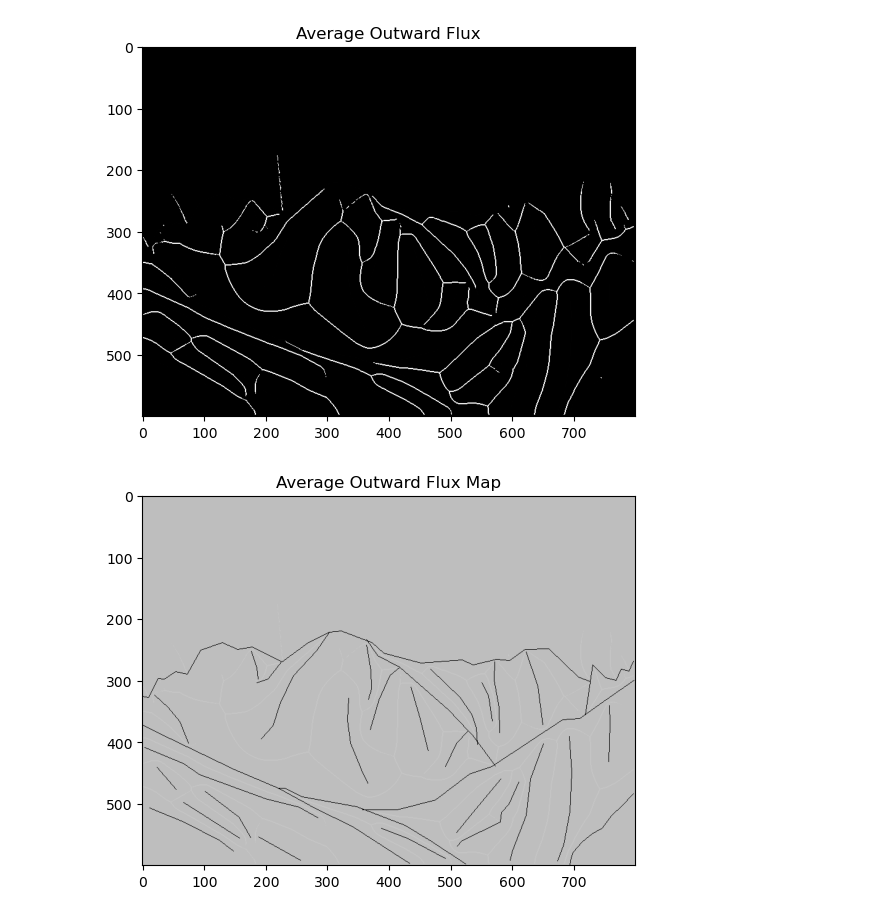
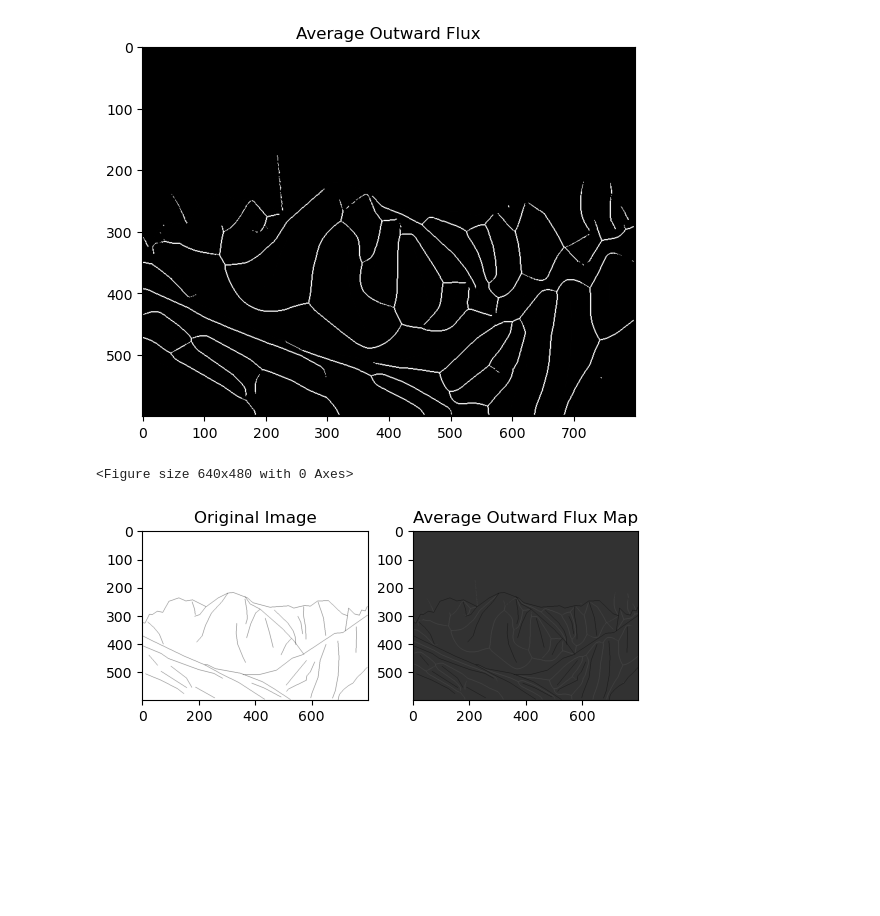
Before and after one commit to bwlabToronto/pyMLV, a Jupyter notebook: demos/getMedialAxis.ipynb, the cells around one changed output. Drawn from its saved outputs; the diff is of its cells as text; code cells hidden in the pictures; blank space fills up the shorter version.

```diff
--- a/demos/getMedialAxis.ipynb
+++ b/demos/getMedialAxis.ipynb
@@ -203,16 +203,24 @@ plt.show()
 # %%
 # Making it look better
 plt.figure()
 from matplotlib.colors import LinearSegmentedColormap
 bw_cmap = LinearSegmentedColormap.from_list('bw_cmap', [(0, 'black'), (1, 'white')])
 cmap = LinearSegmentedColormap.from_list('mycmap', [(0, (1, 0, 0, 0)), (1, (1, 0, 0, 1))])
 fluxImage = load_mat('fluxImage_temp.mat')['fluxImage']
 img_LD = imgLD['imgLD']
 
 
+plt.figure()
+plt.subplot(1, 2, 1)
+# Plot the original image
+plt.imshow(img_LD*255, cmap='gray')
+plt.title("Original Image")
+plt.subplot(1, 2, 2)
+# Plot the fluxImage
 plt.imshow(fluxImage, cmap=bw_cmap, vmin=0, vmax=10, alpha=1.0)
-plt.imshow((img_LD*255),cmap=cmap, vmin=0, vmax=10, alpha=0.75)
+plt.imshow((img_LD*255),cmap=cmap, vmin=5, vmax=10, alpha=0.2)
 plt.title("Average Outward Flux Map")
 plt.show()
 # %% [output]
+<Figure size 640x480 with 0 Axes>
-[figure, old version]
+[figure, new version]
```
Also changed, not shown: 19 other files.
